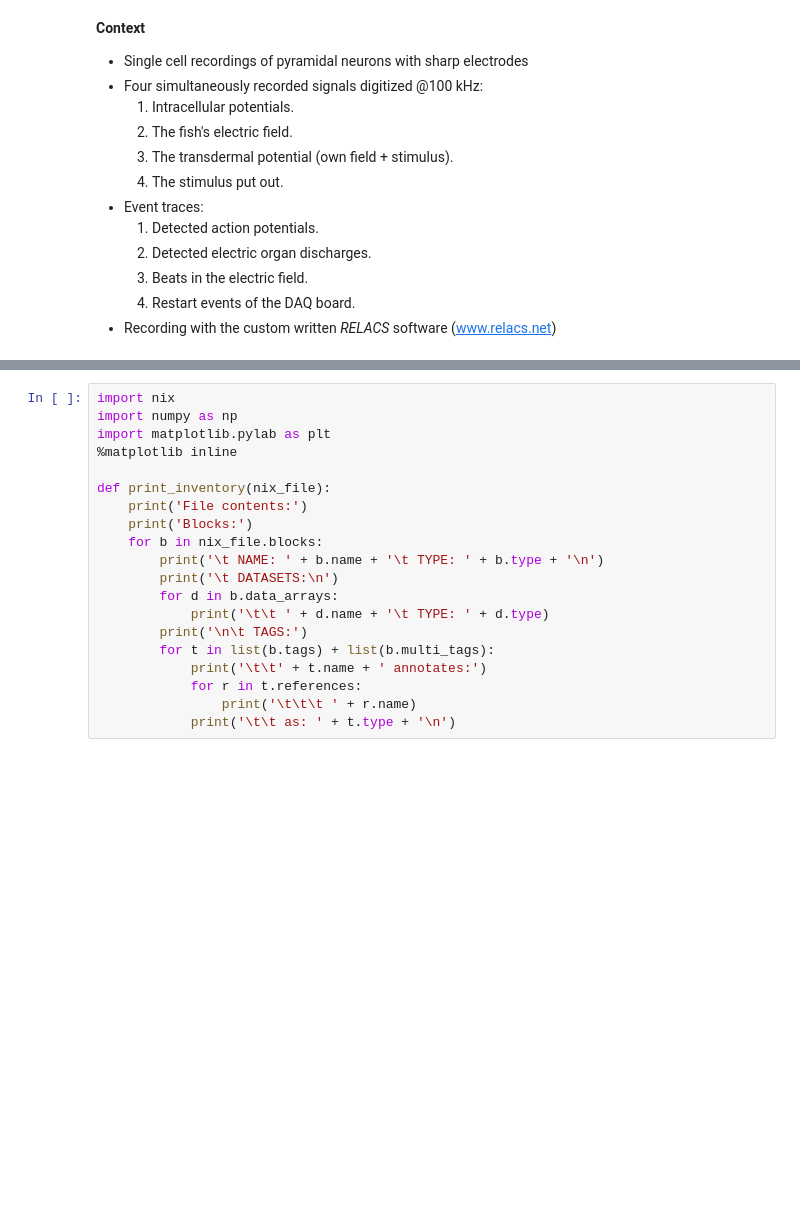
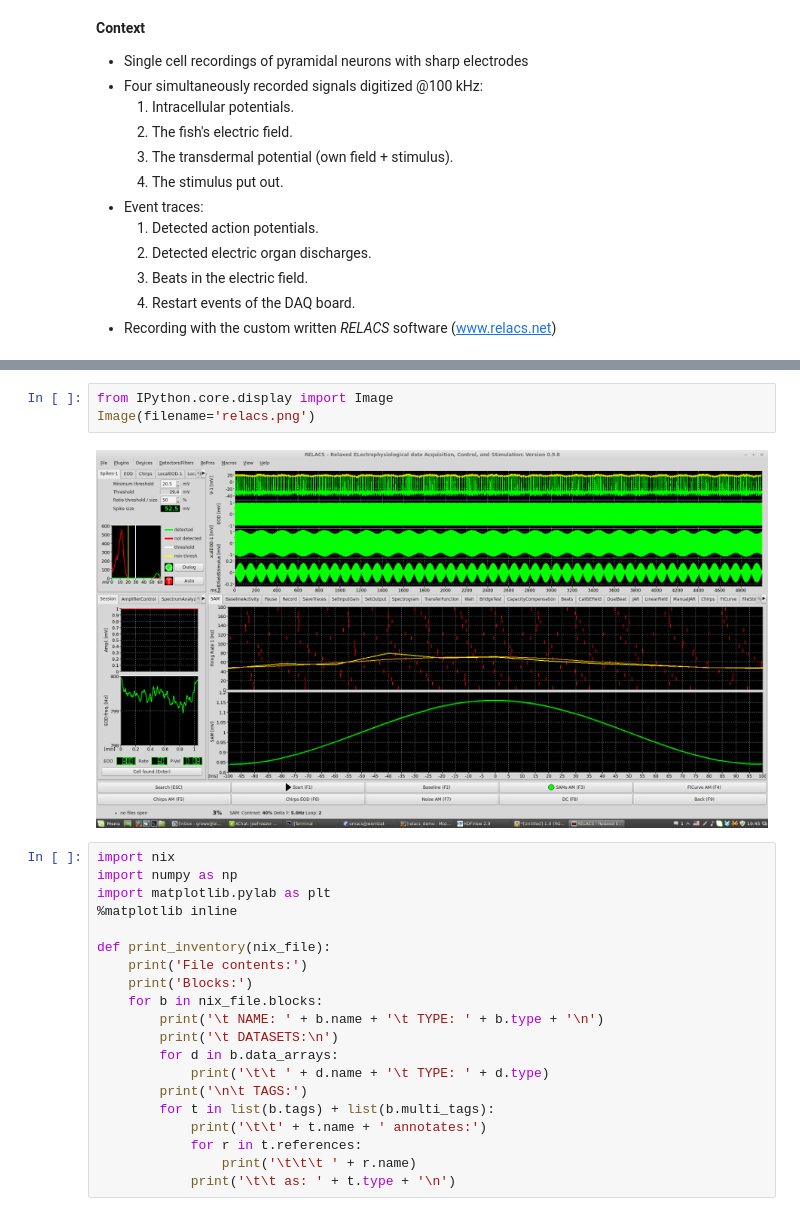
Before and after one commit to G-Node/nix-demo, a Jupyter notebook: relacs_demo.ipynb, the cells around one changed output, grey strips where cells are left out. Cells and saved outputs as stored; diff of their text form; blank space fills up the shorter version.

```diff
--- a/relacs_demo.ipynb
+++ b/relacs_demo.ipynb
@@ -23,3 +21,8 @@ Recording of pyramidal neurons in weakly electric fish
+# %%
+from IPython.core.display import Image
+Image(filename='relacs.png')
+# %% [output]
+[figure, added]
 # %%
 import nix
 import numpy as np
```
Also changed, not shown: parts of 4 cells of this notebook.
